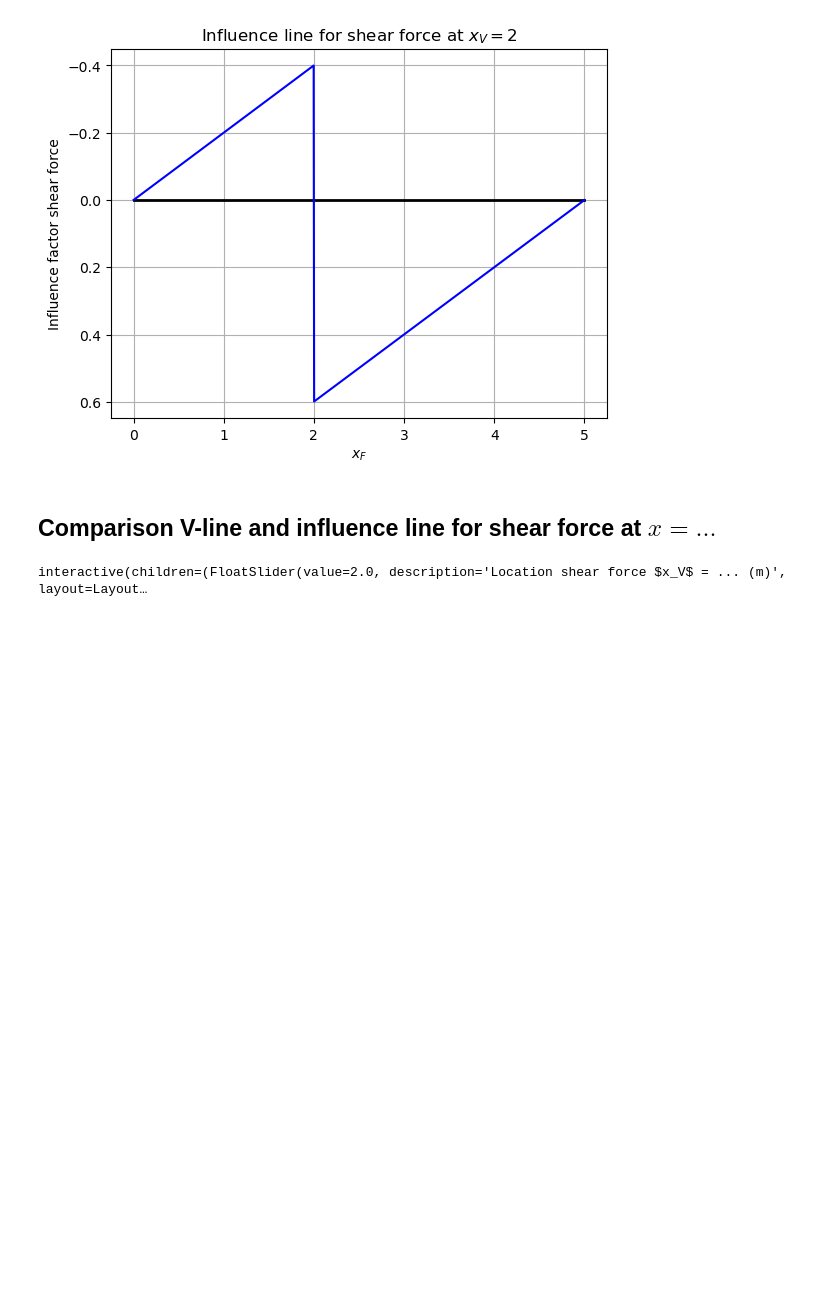
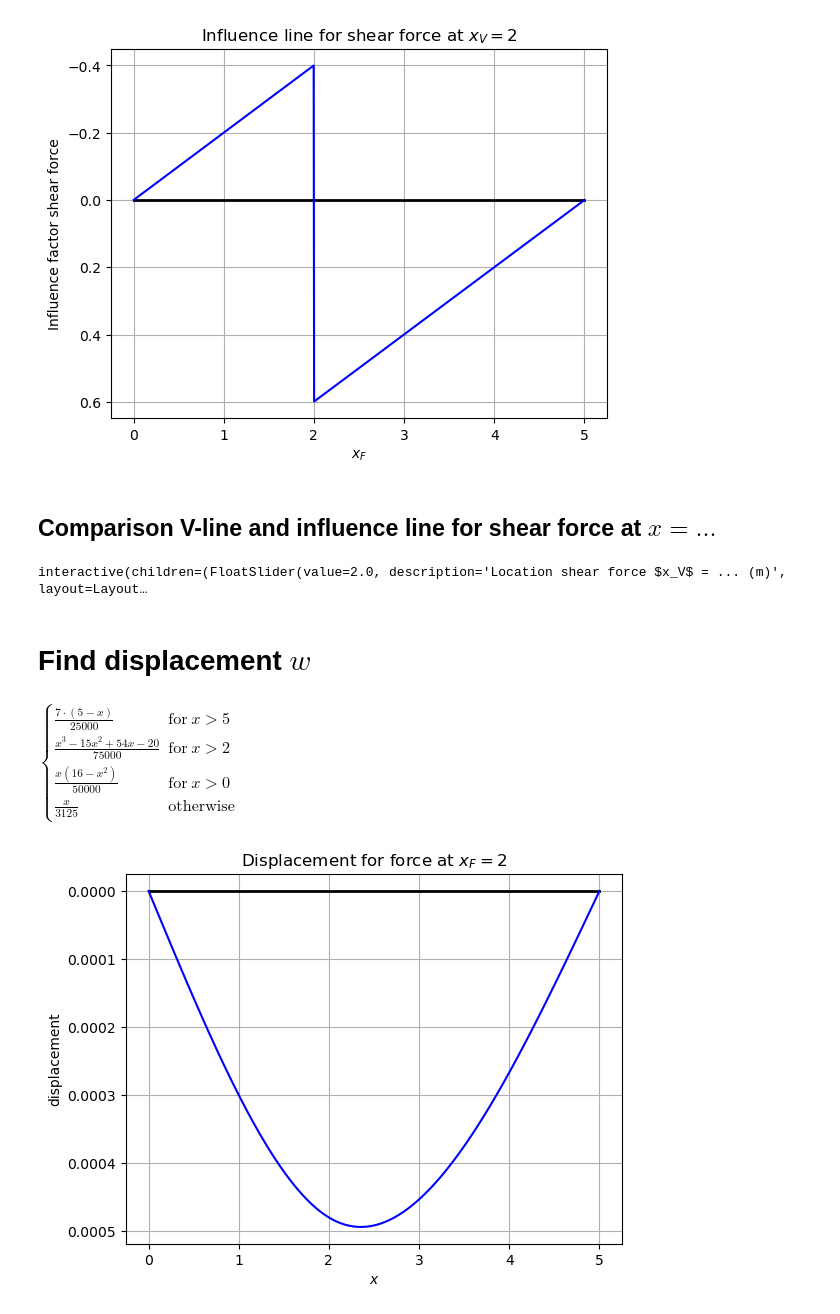
Before and after one commit to Tom-van-Woudenberg/Shared_notebooks, a Jupyter notebook: Structural_Mechanics_4/Interactive_influence_line_simple.ipynb, the cells around one changed output. Saved outputs shown, nothing was run; the diff lists cells and outputs as text; code cells hidden in the pictures; blank space fills up the shorter version.

```diff
--- a/Structural_Mechanics_4/Interactive_influence_line_simple.ipynb
+++ b/Structural_Mechanics_4/Interactive_influence_line_simple.ipynb
@@ -307,3 +307,40 @@ interact(func, a = widgets.FloatSlider(min=0, max=5, value=2, step=0.2, descript
          b = widgets.FloatSlider(min=0, max=5, value=2, step=0.2, description="Location force $x_F$ = ... (m)",readout_format='.1f',style= {'description_width': '200px'},layout = {'width': '450px'}) );
 # %% [output]
 interactive(children=(FloatSlider(value=2.0, description='Location shear force $x_V$ = ... (m)', layout=Layout…
+# %% [markdown]
+# Find displacement $w$
+# %%
+q = -Bv * sp.SingularityFunction(x,L,-1) - Av * sp.SingularityFunction(x,0,-1) + 1 * sp.SingularityFunction(x,a,-1)
+V = -sp.integrate(q,x)+C1
+M = sp.integrate(V,x)+C2
+kappa = M / EI
+phi = sp.integrate(kappa,x)+C3
+w = -sp.integrate(phi,x)+C4
+eq1 = sp.Eq(w.subs(x,0),0)
+eq2 = sp.Eq(w.subs(x,L),0)
+eq3 = sp.Eq(M.subs(x,0),0)
+eq4 = sp.Eq(M.subs(x,L),0)
+eq5 = sp.Eq(V.subs(x,-1),0)
+eq6 = sp.Eq(V.subs(x,L+1),0)
+sol = sp.solve([eq1,eq2,eq3,eq4,eq5,eq6],[C1,C2,C3,C4,Av,Bv])
+w_sol = w.subs(sol)
+w_subs = w_sol.subs([(L,5),(a,2),(EI,5000)])
+w_numpy = sp.lambdify([L,a,EI,x],w_sol.rewrite(sp.Piecewise))
+phi_sol = phi.subs(sol)
+phi_subs = phi_sol.subs([(L,5),(a,2),(EI,5000)])
+phi_numpy = sp.lambdify([L,a,EI,x],phi_sol.rewrite(sp.Piecewise))
+
+display(sp.simplify(w_subs.rewrite(sp.Piecewise)))
+x_plot = np.linspace(0,5,100)
+plt.plot([0,5],[0,0],color='black',linewidth=2)
+plt.plot(x_plot,w_numpy(L=5,a=2,EI=5000,x=x_plot),color="blue")
+plt.xlabel('$x$')
+plt.ylabel('displacement')
+axs = plt.gca()
+axs.grid()
+axs.invert_yaxis()
+title0 = 'Displacement for force at $x_F =  2 $'
+axs.set_title(title0);
+# %% [output]
+$\displaystyle \begin{cases} \frac{7 \cdot \left(5 - x\right)}{25000} & \text{for}\: x > 5 \\\frac{x^{3} - 15 x^{2} + 54 x - 20}{75000} & \text{for}\: x > 2 \\\frac{x \left(16 - x^{2}\right)}{50000} & \text{for}\: x > 0 \\\frac{x}{3125} & \text{otherwise} \end{cases}$
+[figure, added]
```
Also changed, not shown: parts of 13 cells of this notebook.
